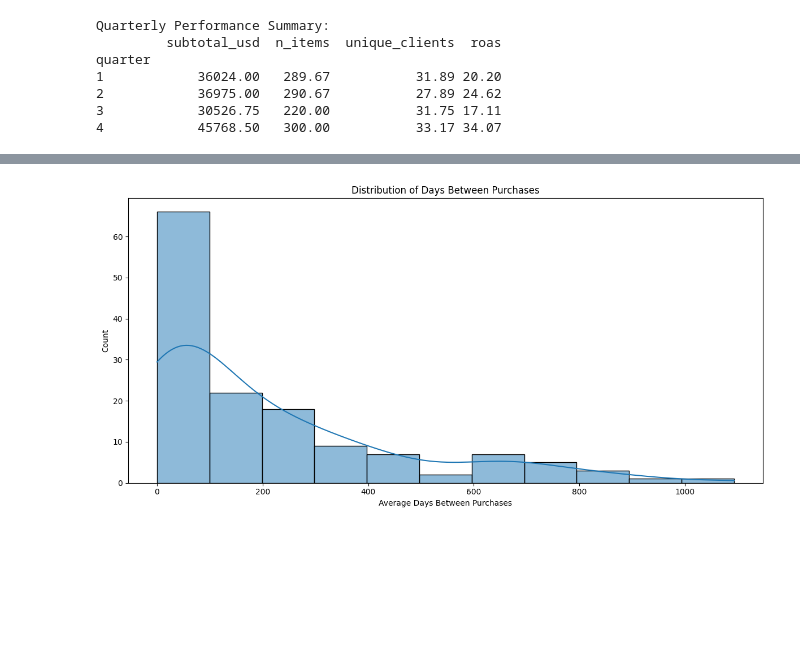
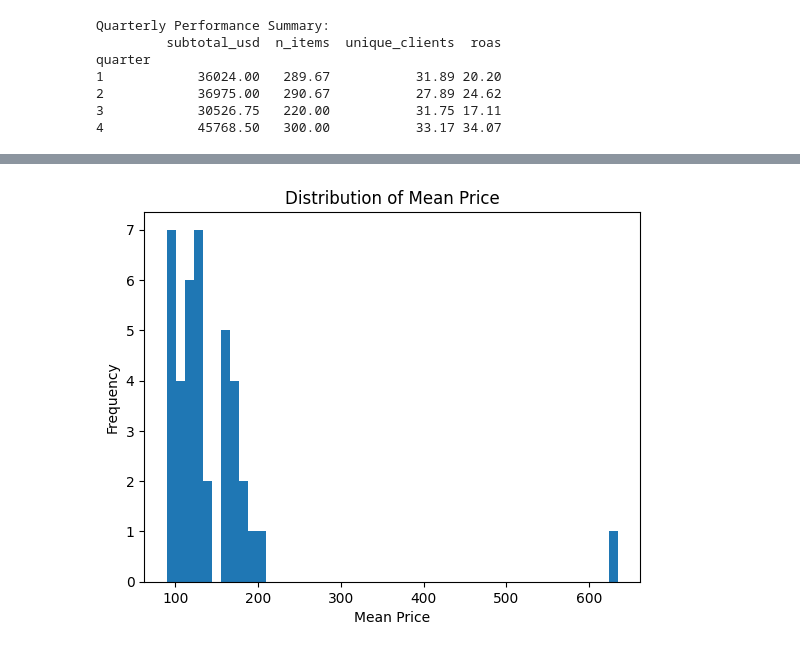
Before and after one commit to nbulygin/homedeco_analysis, a Jupyter notebook: notebooks/01_eda.ipynb, the cells around one changed output, grey strips where cells are left out. Saved outputs shown, nothing was run; the diff lists cells and outputs as text; code cells hidden in the pictures; blank space fills up the shorter version.

```diff
--- a/notebooks/01_eda.ipynb
+++ b/notebooks/01_eda.ipynb
@@ -102,0 +270,9 @@ plt.show()
+# %%
+# Calculate ROI metrics
+monthly_sales['roi'] = (monthly_sales['subtotal_usd'] - monthly_sales['costo_ads_usd']) / monthly_sales['costo_ads_usd']
+early_roi = monthly_sales.iloc[:12]['roi'].mean()
+recent_roi = monthly_sales.iloc[-12:]['roi'].mean()
+
+print("\nROI Metrics:")
+print(f"Early ROI: {early_roi:.2f}")
+print(f"Recent ROI: {recent_roi:.2f}")
@@ -167,25 +315,0 @@ Customer Metrics by Quarter:
-# %%
-# 1. Sales Performance Analysis
-fig, axes = plt.subplots(2, 2, figsize=(20, 16))
-
-# Monthly Sales Trend
-sns.lineplot(data=monthly_sales, x='dateMonth', y='subtotal_usd', ax=axes[0,0])
-axes[0,0].set_title('Monthly Sales Trend')
-axes[0,0].tick_params(axis='x', rotation=45)
-
-# Sales Distribution
-sns.histplot(data=monthly_sales, x='subtotal_usd', kde=True, ax=axes[0,1])
-axes[0,1].set_title('Sales Distribution')
-
-# Monthly Items Sold
-sns.lineplot(data=monthly_sales, x='dateMonth', y='n_items', ax=axes[1,0])
-axes[1,0].set_title('Monthly Items Sold')
-axes[1,0].tick_params(axis='x', rotation=45)
-
-# Average Order Value
-monthly_sales['avg_order_value'] = monthly_sales['subtotal_usd'] / monthly_sales['n_items']
-sns.boxplot(data=monthly_sales, y='avg_order_value', ax=axes[1,1])
-axes[1,1].set_title('Average Order Value Distribution')
-
-plt.tight_layout()
-plt.show()
@@ -317,17 +346,10 @@ Premium                       1.49      1333.88         7.93
-# %%
-# 7. Customer Retention Analysis
-# Calculate days between purchases for each customer
-customer_purchase_dates = daily_clients.groupby('cliente_id')['Fecha'].agg(list)
-customer_intervals = customer_purchase_dates.apply(
-    lambda dates: np.mean(np.diff([pd.to_datetime(d) for d in sorted(dates)]).astype('timedelta64[D]').astype(float))
-    if len(dates) > 1 else np.nan
-)
-
-plt.figure(figsize=(12, 6))
-sns.histplot(customer_intervals.dropna(), kde=True)
-plt.title('Distribution of Days Between Purchases')
-plt.xlabel('Average Days Between Purchases')
-plt.tight_layout()
-plt.show()
-# %% [output]
-[figure, removed]
+# %%
+# Price segment performance
+monthly_sales['mean_price'] = monthly_sales['subtotal_usd'] / monthly_sales['n_items']
+monthly_sales['mean_price'].plot(kind='hist', bins=50)
+plt.title('Distribution of Mean Price')
+plt.xlabel('Mean Price')
+plt.ylabel('Frequency')
+plt.show()
+# %% [output]
+[figure, added]
```
Also changed, not shown: parts of 40 cells of this notebook, 4 other files.
